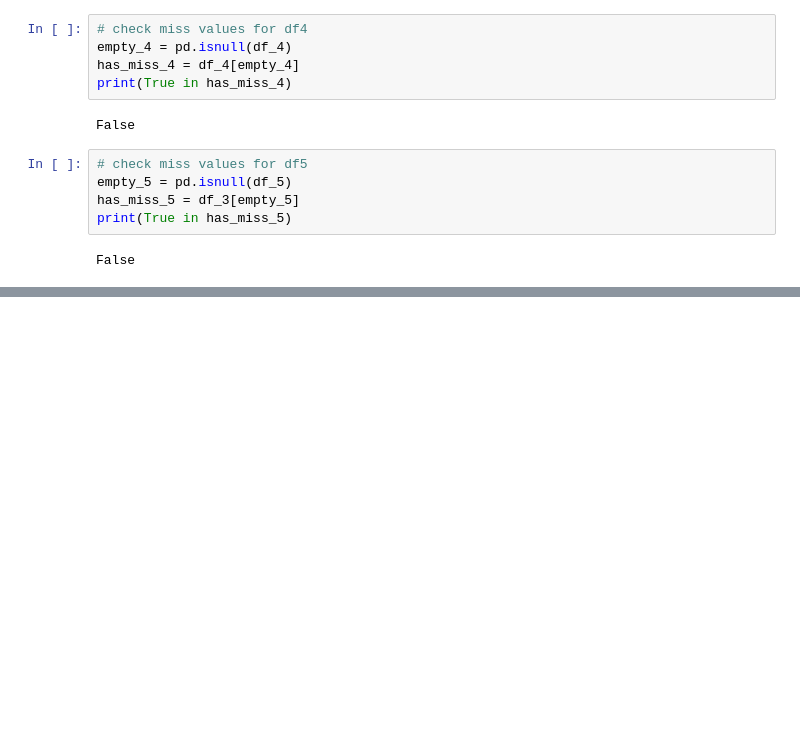
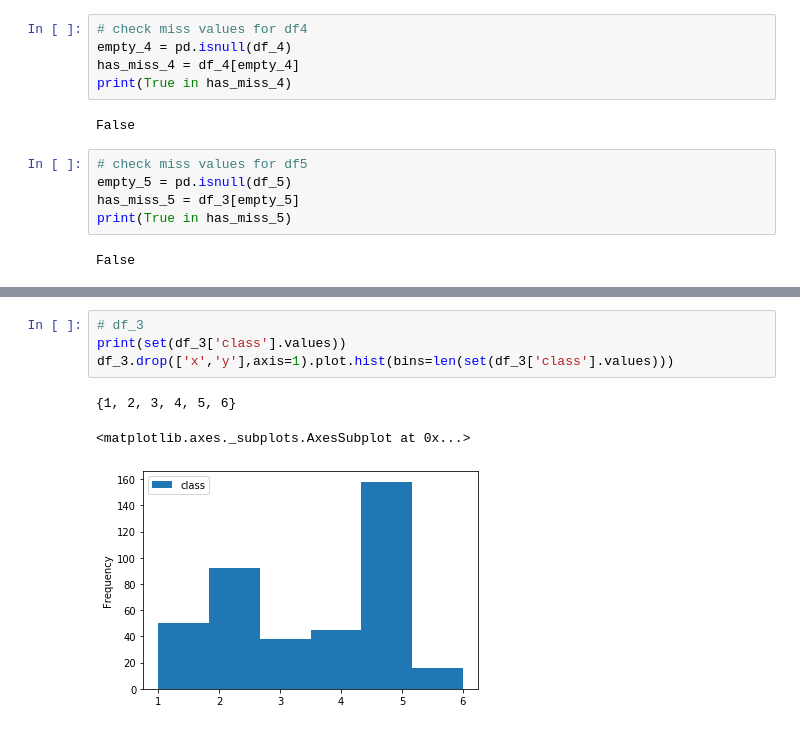
Before and after one commit to QiS9596/5243ExploratoryDataAnalysis, a Jupyter notebook: scripts/lab4_song1602.ipynb, the cells around one changed output, grey strips where cells are left out. Cells and saved outputs as stored; diff of their text form; blank space fills up the shorter version.

```diff
--- a/scripts/lab4_song1602.ipynb
+++ b/scripts/lab4_song1602.ipynb
@@ -87,0 +133,8 @@ False
+# %%
+# df_3
+print(set(df_3['class'].values))
+df_3.drop(['x','y'],axis=1).plot.hist(bins=len(set(df_3['class'].values)))
+# %% [output]
+{1, 2, 3, 4, 5, 6}
+<matplotlib.axes._subplots.AxesSubplot at 0x...>
+[figure, added]
```
Also changed, not shown: parts of 16 cells of this notebook.
